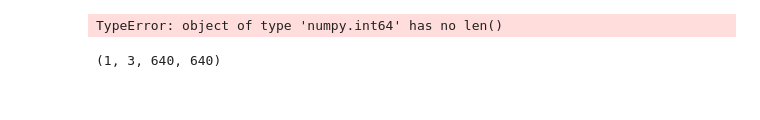
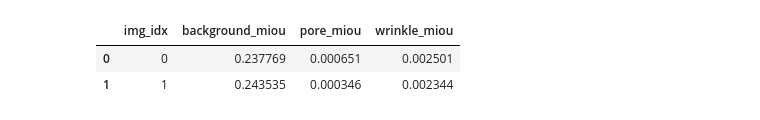
Before and after one commit to sigongjoa/skin-type-recognition, a Jupyter notebook: segmentation_models/infrence.ipynb, the cells around one changed output. Cells and saved outputs as stored; diff of their text form; code cells hidden in the pictures.

```diff
--- a/segmentation_models/infrence.ipynb
+++ b/segmentation_models/infrence.ipynb
@@ -228,13 +248,38 @@ df
-# %%
-results = load_metric('mean_iou').compute(
-    predictions=y_pred[0][0],
-    references=y_true[0],
-    num_labels=1,
-    ignore_index = 255
-)
-# %% [output]
-TypeError: object of type 'numpy.int64' has no len()
-# %%
-y_true.shape
-# %% [output]
-(1, 3, 640, 640)
+# %%
+from datasets import load_metric
+
+metric = load_metric("mean_iou")
+results = []
+
+for img_idx , batch in tqdm(enumerate(train_loader)):
+    x, y = batch
+    x, y = x.to('cpu'), y.to('cpu')
+    logits = load_model(x)
+    probs = torch.sigmoid(logits)
+
+    to_plot = x.detach().cpu().numpy()
+    y_true_plot = y.detach().cpu().numpy()
+
+    y_pred_plot = torch.argmax(probs, dim=1).detach().cpu().numpy()
+    y_true_squeezed = y_true_plot[0].squeeze(0)
+
+    miou_values = {}
+
+    miou = metric.compute(predictions=[y_pred_plot[0]],
+                          references=[y_true_squeezed],
+                          num_labels=3, ignore_index = 255)['per_category_iou']
+
+    miou_values['img_idx'] = img_idx
+    miou_values['background_miou'] = miou[0]
+    miou_values['pore_miou'] = miou[1]
+    miou_values['wrinkle_miou'] = miou[2]
+    results.append(miou_values)
+    if img_idx > 0:
+        break
+
+miou_df = pd.DataFrame(results)
+miou_df
+# %% [output]
+|  | img_idx | background_miou | pore_miou | wrinkle_miou |
+| 0 | 0 | 0.237769 | 0.000651 | 0.002501 |
+| 1 | 1 | 0.243535 | 0.000346 | 0.002344 |
```
Also changed, not shown: parts of 9 cells of this notebook, 2 other files.
